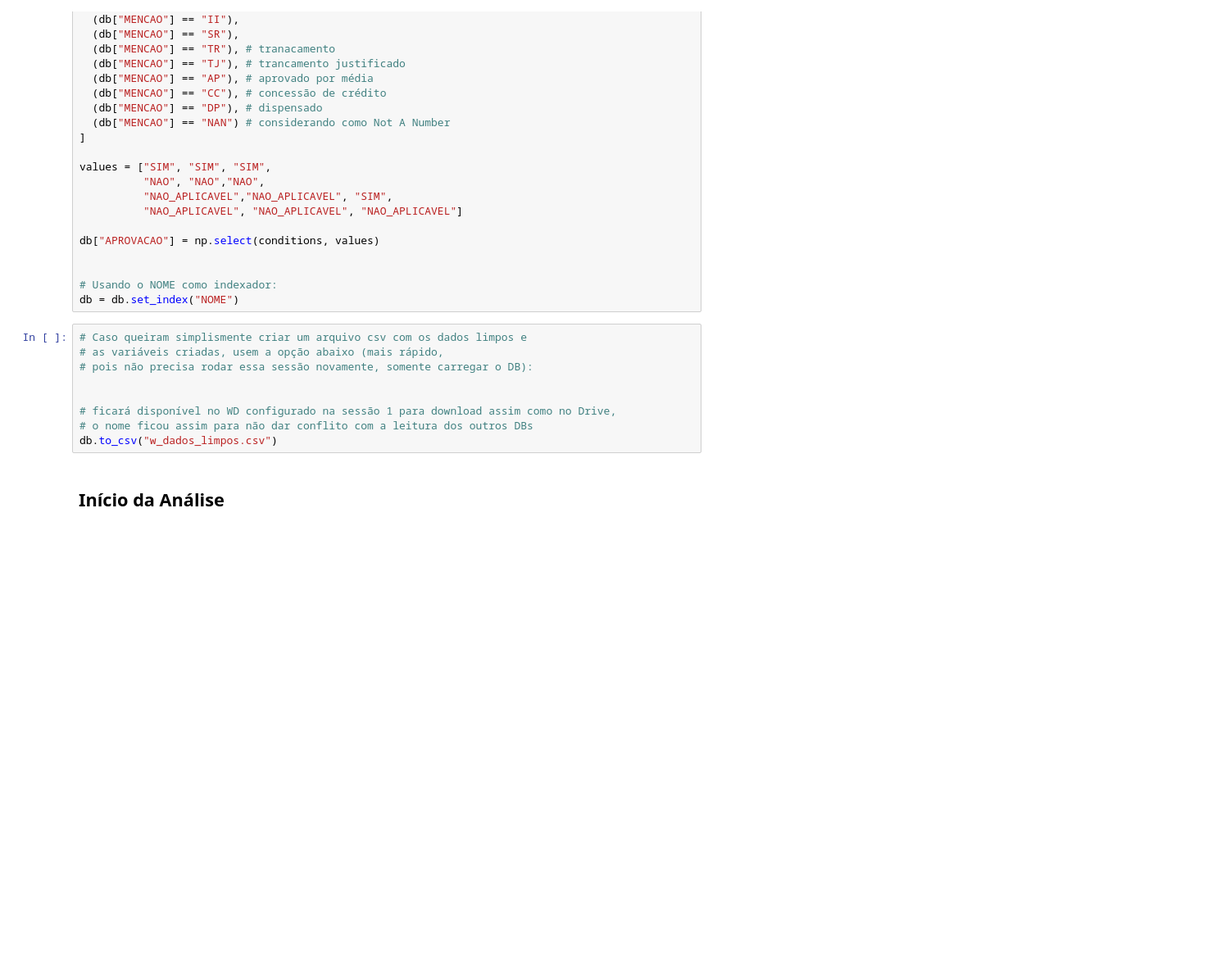
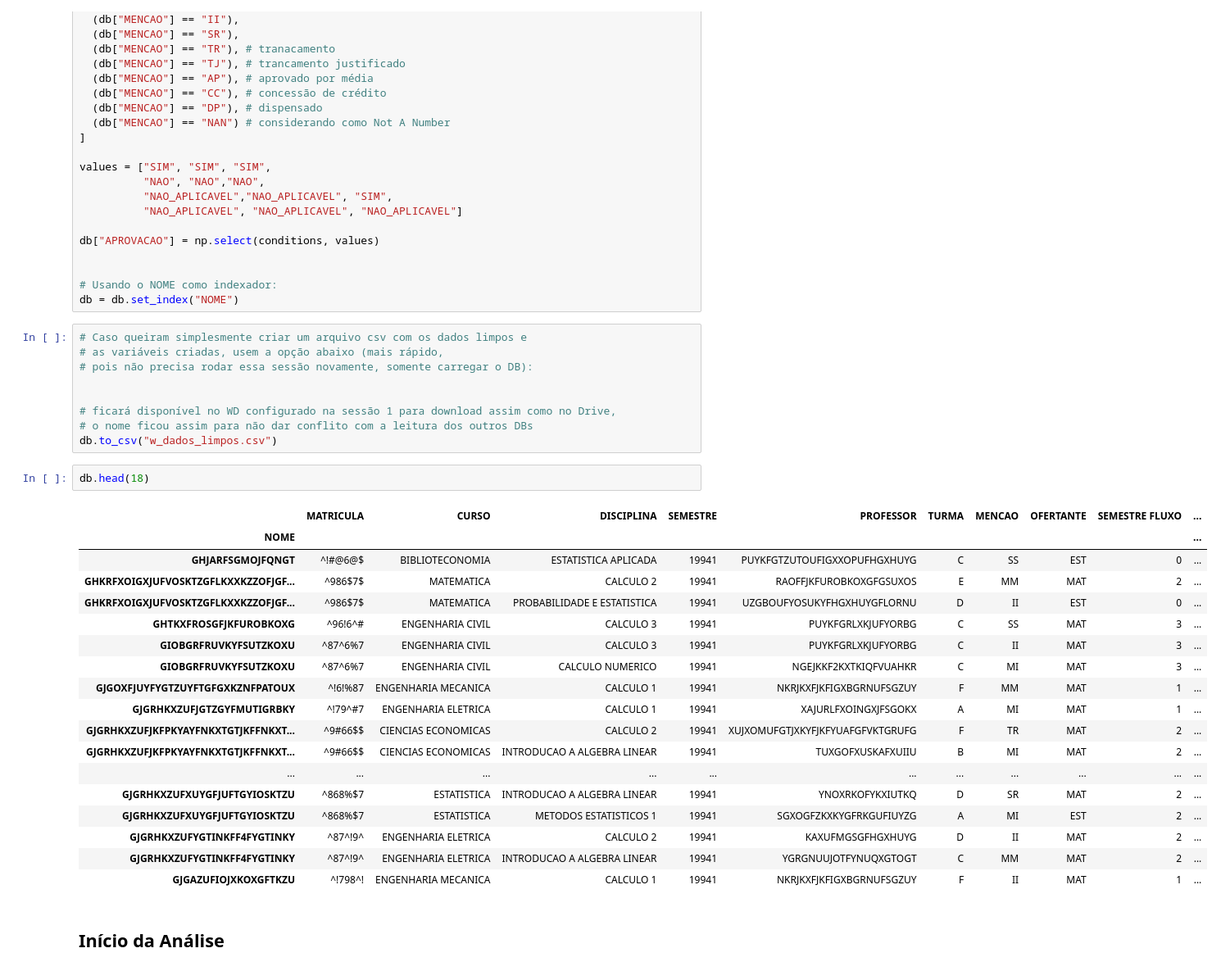
Before and after one commit to loureirolino/Laboratorio_1, a Jupyter notebook: trabalho_lab.ipynb, the cells around one changed output. Shown at 82% size. Cells and saved outputs as stored; diff of their text form; blank space fills up the shorter version.

```diff
--- a/trabalho_lab.ipynb
+++ b/trabalho_lab.ipynb
@@ -280,7 +283,7 @@ db["APROVACAO"] = np.select(conditions, values)
 # Usando o NOME como indexador:
 db = db.set_index("NOME")
 # %%
-# Caso queiram simplismente criar um arquivo csv com os dados limpos e
+# Caso queiram simplesmente criar um arquivo csv com os dados limpos e
 # as variáveis criadas, usem a opção abaixo (mais rápido,
 # pois não precisa rodar essa sessão novamente, somente carregar o DB):
 
@@ -288,6 +291,27 @@ db = db.set_index("NOME")
 # ficará disponível no WD configurado na sessão 1 para download assim como no Drive,
 # o nome ficou assim para não dar conflito com a leitura dos outros DBs
 db.to_csv("w_dados_limpos.csv")
+# %%
+db.head(18)
+# %% [output]
+|  | MATRICULA | CURSO | DISCIPLINA | SEMESTRE | PROFESSOR | TURMA | MENCAO | OFERTANTE | SEMESTRE FLUXO | ... |
+| NOME |  |  |  |  |  |  |  |  |  | ... |
+| GHJARFSGMOJFQNGT | ^!#@6@$ | BIBLIOTECONOMIA | ESTATISTICA APLICADA | 19941 | PUYKFGTZUTOUFIGXXOPUFHGXHUYG | C | SS | EST | 0 | ... |
+| GHKRFXOIGXJUFVOSKTZGFLKXXKZZOFJGF... | ^986$7$ | MATEMATICA | CALCULO 2 | 19941 | RAOFFJKFUROBKOXGFGSUXOS | E | MM | MAT | 2 | ... |
+| GHKRFXOIGXJUFVOSKTZGFLKXXKZZOFJGF... | ^986$7$ | MATEMATICA | PROBABILIDADE E ESTATISTICA | 19941 | UZGBOUFYOSUKYFHGXHUYGFLORNU | D | II | EST | 0 | ... |
+| GHTKXFROSGFJKFUROBKOXG | ^96!6^# | ENGENHARIA CIVIL | CALCULO 3 | 19941 | PUYKFGRLXKJUFYORBG | C | SS | MAT | 3 | ... |
+| GIOBGRFRUVKYFSUTZKOXU | ^87^6%7 | ENGENHARIA CIVIL | CALCULO 3 | 19941 | PUYKFGRLXKJUFYORBG | C | II | MAT | 3 | ... |
+| GIOBGRFRUVKYFSUTZKOXU | ^87^6%7 | ENGENHARIA CIVIL | CALCULO NUMERICO | 19941 | NGEJKKF2KXTKIQFVUAHKR | C | MI | MAT | 3 | ... |
+| GJGOXFJUYFYGTZUYFTGFGXKZNFPATOUX | ^!6!%87 | ENGENHARIA MECANICA | CALCULO 1 | 19941 | NKRJKXFJKFIGXBGRNUFSGZUY | F | MM | MAT | 1 | ... |
+| GJGRHKXZUFJGTZGYFMUTIGRBKY | ^!79^#7 | ENGENHARIA ELETRICA | CALCULO 1 | 19941 | XAJURLFXOINGXJFSGOKX | A | MI | MAT | 1 | ... |
+| GJGRHKXZUFJKFPKYAYFNKXTGTJKFFNKXT... | ^9#66$$ | CIENCIAS ECONOMICAS | CALCULO 2 | 19941 | XUJXOMUFGTJXKYFJKFYUAFGFVKTGRUFG | F | TR | MAT | 2 | ... |
+| GJGRHKXZUFJKFPKYAYFNKXTGTJKFFNKXT... | ^9#66$$ | CIENCIAS ECONOMICAS | INTRODUCAO A ALGEBRA LINEAR | 19941 | TUXGOFXUSKAFXUIIU | B | MI | MAT | 2 | ... |
+| ... | ... | ... | ... | ... | ... | ... | ... | ... | ... | ... |
+| GJGRHKXZUFXUYGFJUFTGYIOSKTZU | ^868%$7 | ESTATISTICA | INTRODUCAO A ALGEBRA LINEAR | 19941 | YNOXRKOFYKXIUTKQ | D | SR | MAT | 2 | ... |
+| GJGRHKXZUFXUYGFJUFTGYIOSKTZU | ^868%$7 | ESTATISTICA | METODOS ESTATISTICOS 1 | 19941 | SGXOGFZKXKYGFRKGUFIUYZG | A | MI | EST | 2 | ... |
+| GJGRHKXZUFYGTINKFF4FYGTINKY | ^87^!9^ | ENGENHARIA ELETRICA | CALCULO 2 | 19941 | KAXUFMGSGFHGXHUYG | D | II | MAT | 2 | ... |
+| GJGRHKXZUFYGTINKFF4FYGTINKY | ^87^!9^ | ENGENHARIA ELETRICA | INTRODUCAO A ALGEBRA LINEAR | 19941 | YGRGNUUJOTFYNUQXGTOGT | C | MM | MAT | 2 | ... |
+| GJGAZUFIOJXKOXGFTKZU | ^!798^! | ENGENHARIA MECANICA | CALCULO 1 | 19941 | NKRJKXFJKFIGXBGRNUFSGZUY | F | II | MAT | 1 | ... |
 # %% [markdown]
 ## Início da Análise
 # %% [markdown]
```
Also changed, not shown: parts of 5 cells of this notebook.
